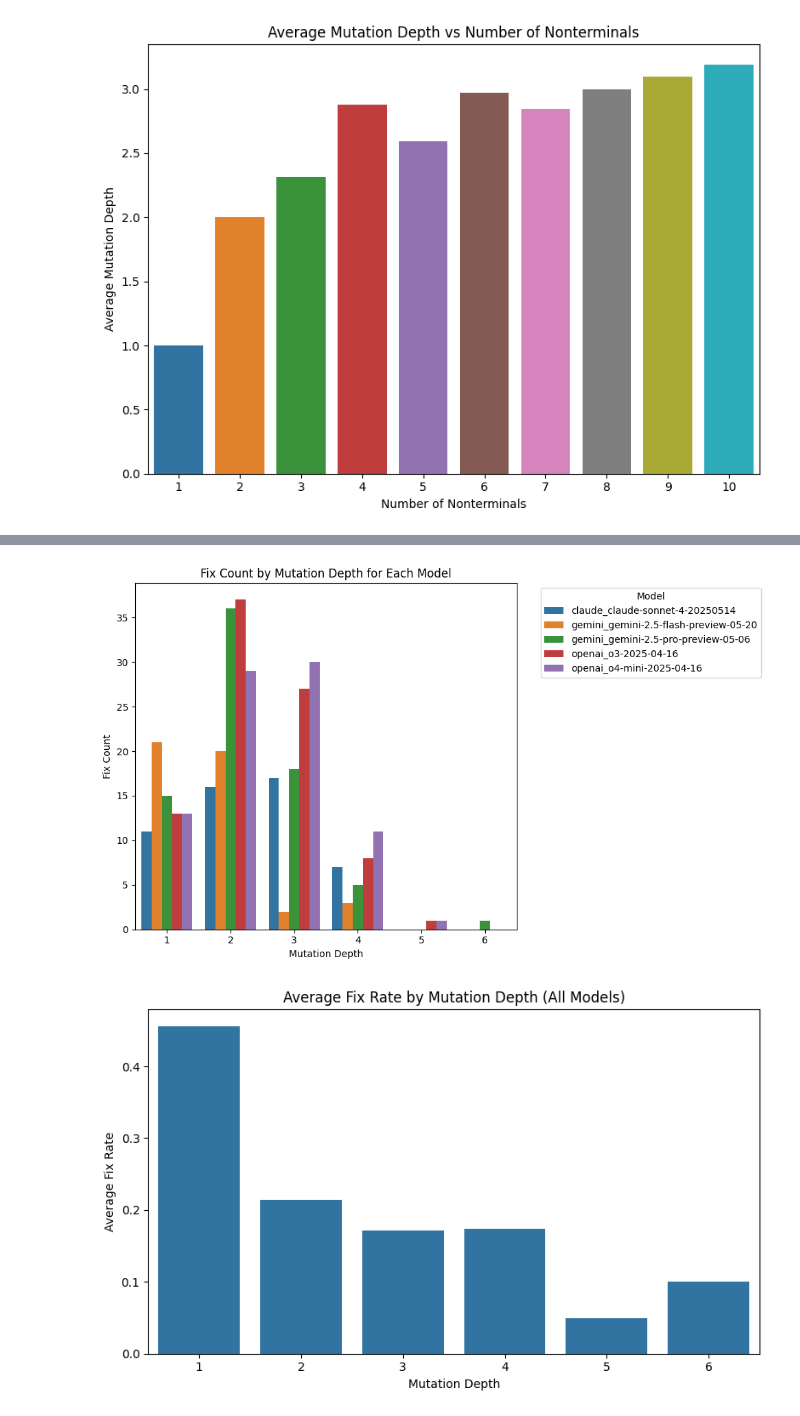
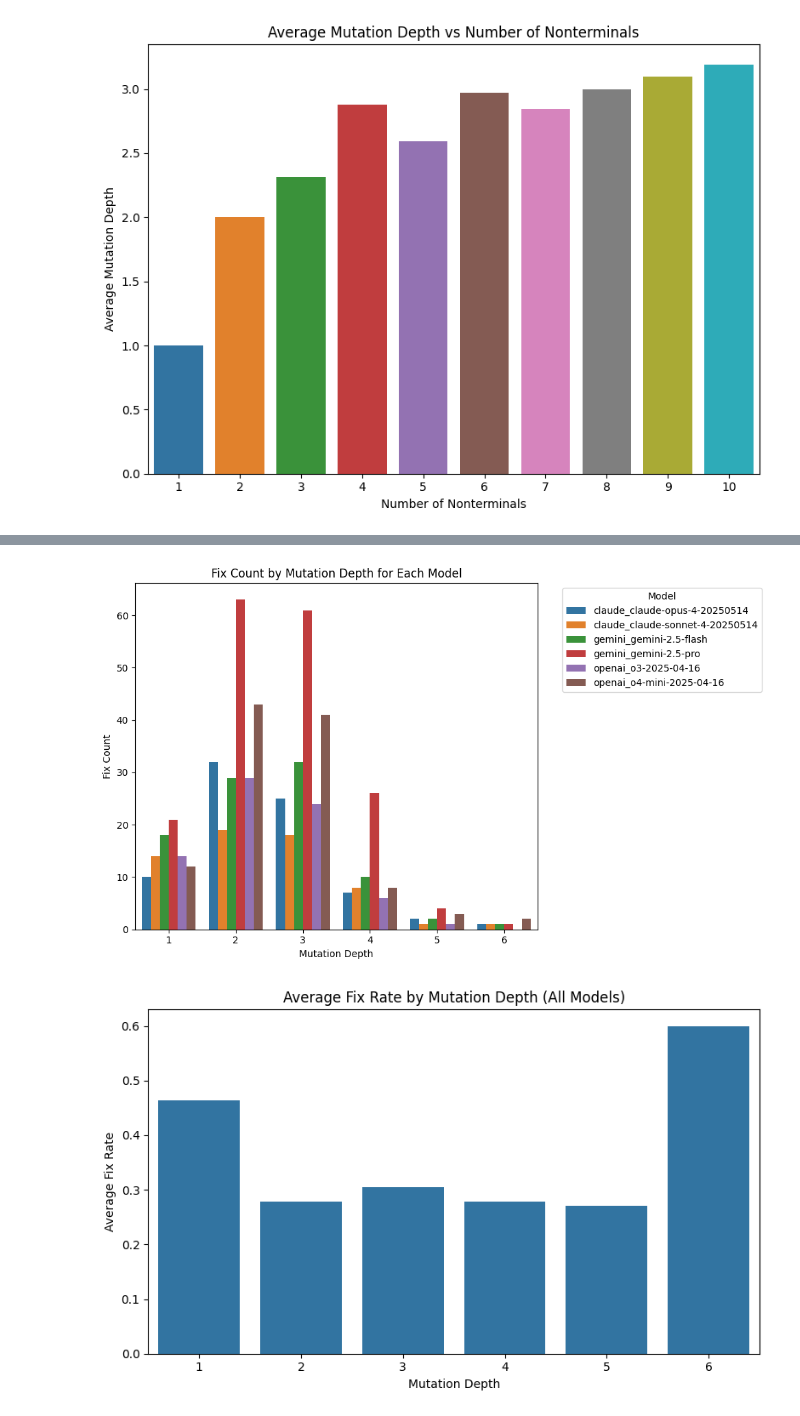
Before and after one commit to Jacksadventure/Grammar_bench, a Jupyter notebook: repair_results_analysis.ipynb, the cells around one changed output, grey strips where cells are left out. Drawn from its saved outputs; the diff is of its cells as text; code cells hidden in the pictures.

```diff
--- a/repair_results_analysis.ipynb
+++ b/repair_results_analysis.ipynb
@@ -11,6 +11,6 @@ import seaborn as sns
 # %%
 %matplotlib inline
 # %%
-target_db = 'targets4.db'
+target_db = 'targets.db'
 # %%
 sources_dbs = [
@@ -131,6 +138,10 @@ for model in df_nt_fixes['model'].unique():
     df_model = df_nt_fixes[df_nt_fixes['model'] == model]
     plt.figure(figsize=(10, 6))
     sns.barplot(data=df_model, x='num_nonterminals', y='fix_count', palette='viridis')
+    for i, (num_nt, v) in enumerate(zip(df_model['num_nonterminals'], df_model['fix_count'])):
+        total = len(df_cases[df_cases['num_nonterminals'] == num_nt])
+        pct = v / total * 100
+        plt.text(i, v, f"{v} ({pct:.1f}%)", ha='center', va='bottom')
     plt.title(f'Fix Counts for {model} by Number of Nonterminals')
     plt.xlabel('Number of Nonterminals')
     plt.ylabel('Fix Count')
@@ -231,18 +247,17 @@ records = []
 for db_path in sources_dbs:
     model = os.path.basename(db_path).removeprefix('repair_results_').removesuffix('_targets.db')
     conn = sqlite3.connect(db_path)
-    df_res = pd.read_sql('SELECT case_id, fix FROM repair_results', conn)
-    conn.close()
-    fixed_ids = df_res[df_res['fix'] == 1]['case_id']
-    df_tmp = df_cases[df_cases['id'].isin(fixed_ids)].copy()
+    df_res = pd.read_sql('SELECT case_id, puzzle_id, fix, total_tokens FROM repair_results', conn)
+    df_tmp = df_res[df_res['fix'] == 1].merge(df_cases, left_on='case_id', right_on='id')
     df_tmp['model'] = model
     records.append(df_tmp)
+    conn.close()
 
 df_fixed_all = pd.concat(records, ignore_index=True)
 
 plt.figure(figsize=(8, 6))
 sns.scatterplot(data=df_cases, x='corrupted_symbol_count', y='parser_size', color='gray', alpha=0.3, label='All cases')
-sns.scatterplot(data=df_fixed_all, x='corrupted_symbol_count', y='parser_size', hue='model')
+sns.scatterplot(data=df_fixed_all, x='corrupted_symbol_count', y='parser_size', hue='puzzle_id')
 plt.xlabel('Symbol Count')
 plt.ylabel('Parser Size')
 plt.title('Fixed Cases Across All Models')
@@ -252,0 +268,19 @@ plt.tight_layout()
+# %%
+# Scatter plot of token consumption vs number of nonterminals across all fixed cases
+plt.figure(figsize=(8, 6))
+sns.scatterplot(data=df_fixed_all, x='num_nonterminals', y='total_tokens', hue='model', alpha=0.7)
+plt.xlabel('Number of Nonterminals')
+plt.ylabel('Total Tokens')
+plt.title('Token Consumption vs Number of Nonterminals (All Models)')
+plt.legend(title='Model', bbox_to_anchor=(1.05, 1), loc='upper left')
+plt.tight_layout()
+
+# Individual model plots
+for model in df_fixed_all['model'].unique():
+    df_mod = df_fixed_all[df_fixed_all['model'] == model]
+    plt.figure(figsize=(8, 6))
+    sns.scatterplot(data=df_mod, x='num_nonterminals', y='total_tokens', color='C0', alpha=0.7)
+    plt.xlabel('Number of Nonterminals')
+    plt.ylabel('Total Tokens')
+    plt.title(f'Token Consumption vs Number of Nonterminals ({model})')
+    plt.tight_layout()
@@ -389,7 +432,11 @@ for db_path in sources_dbs:
     model = os.path.basename(db_path).removeprefix('repair_results_') \
                                         .removesuffix('_targets.db')
     conn = sqlite3.connect(db_path)
-    df_res = pd.read_sql("SELECT case_id, fix FROM repair_results", conn)
+    try:
+        df_res = pd.read_sql("SELECT case_id, fix FROM repair_results", conn)
+    except pd.io.sql.DatabaseError:
+        conn.close()
+        continue
     conn.close()
 
     # keep only the cases where fix==1 and join mutation_depth from df_cases
@@ -402,33 +449,38 @@ for db_path in sources_dbs:
         records.append({'model': model, 'mutation_depth': depth, 'fix_count': cnt})
 
 df_counts = pd.DataFrame(records)
+# compute fix rates by mutation_depth per model
+total_cases = df_cases['mutation_depth'].value_counts().sort_index()
+df_rates = df_counts.copy()
+df_rates['total_cases'] = df_rates['mutation_depth'].map(total_cases)
+df_rates['rate'] = df_rates['fix_count'] / df_rates['total_cases']
 
 plt.figure(figsize=(10, 6))
 sns.barplot(
     data=df_counts,
     x='mutation_depth',
     y='fix_count',
     hue='model',
     palette='tab10'
 )
 plt.xlabel('Mutation Depth')
 plt.ylabel('Fix Count')
 plt.title('Fix Count by Mutation Depth for Each Model')
 plt.legend(title='Model', bbox_to_anchor=(1.05, 1), loc='upper left')
 plt.tight_layout()
 
 df_comb = df_rates.groupby('mutation_depth')['rate'].mean().reset_index()
 plt.figure(figsize=(8, 5))
 sns.barplot(
     data=df_comb,
     x='mutation_depth',
     y='rate',
     color='C0'
 )
 plt.xlabel('Mutation Depth')
 plt.ylabel('Average Fix Rate')
 plt.title('Average Fix Rate by Mutation Depth (All Models)')
 plt.tight_layout()
 # %% [output]
-[figure, old version]
+[figure, new version]
-[figure, old version]
+[figure, new version]
```
Also changed, not shown: parts of 14 cells of this notebook, 45 other files.
